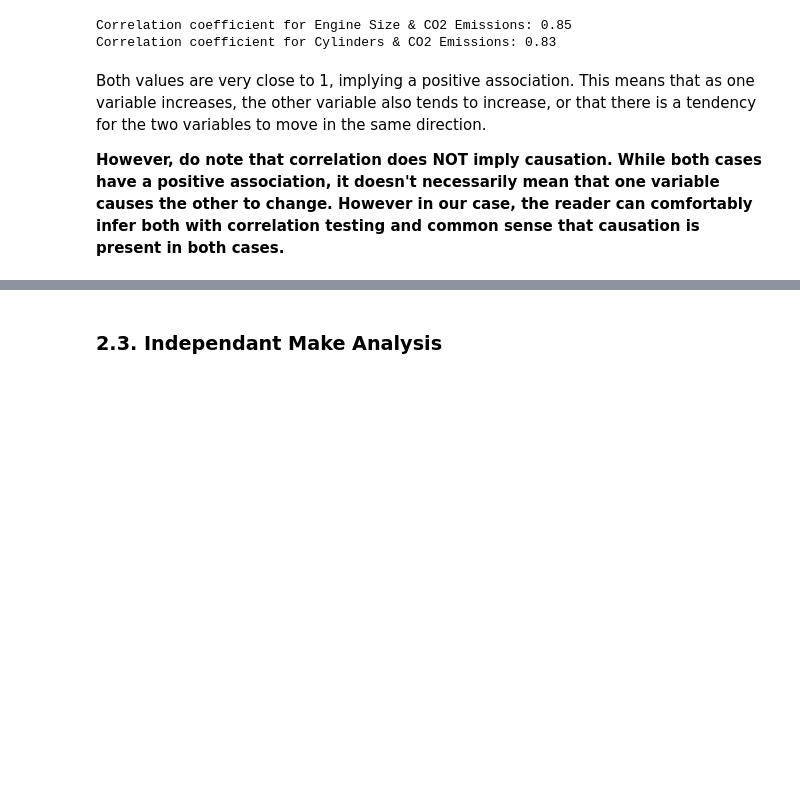
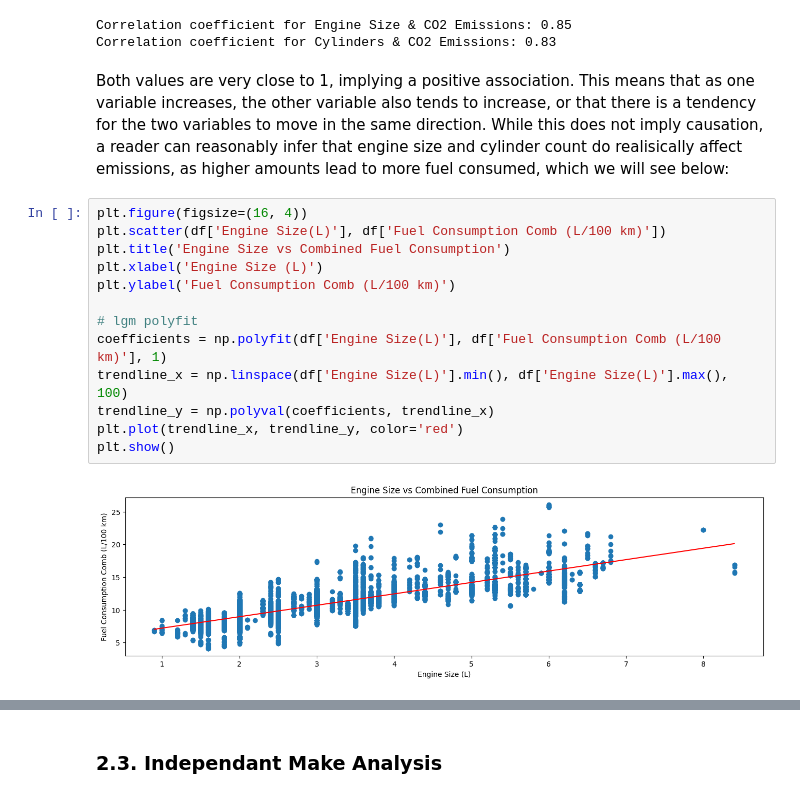
Before and after one commit to HasNas03/Jupyter-notebooks, a Jupyter notebook: emissions/Carbon Emissions.ipynb, the cells around one changed output, grey strips where cells are left out. Drawn from its saved outputs; the diff is of its cells as text; blank space fills up the shorter version.

```diff
--- a/emissions/Carbon Emissions.ipynb
+++ b/emissions/Carbon Emissions.ipynb
@@ -178,6 +178,19 @@ print("Correlation coefficient for Cylinders & CO2 Emissions: " +  str(c_coeffic
 Correlation coefficient for Engine Size & CO2 Emissions: 0.85
 Correlation coefficient for Cylinders & CO2 Emissions: 0.83
 # %% [markdown]
-Both values are very close to 1, implying a positive association. This means that as one variable increases, the other variable also tends to increase, or that there is a tendency for the two variables to move in the same direction.
-
-**However, do note that correlation does NOT imply causation. While both cases have a positive association, it doesn't necessarily mean that one variable causes the other to change. However in our case, the reader can comfortably infer both with correlation testing and common sense that causation is present in both cases.**
+Both values are very close to 1, implying a positive association. This means that as one variable increases, the other variable also tends to increase, or that there is a tendency for the two variables to move in the same direction. While this does not imply causation, a reader can reasonably infer that engine size and cylinder count do realisically affect emissions, as higher amounts lead to more fuel consumed, which we will see below:
+# %%
+plt.figure(figsize=(16, 4))
+plt.scatter(df['Engine Size(L)'], df['Fuel Consumption Comb (L/100 km)'])
+plt.title('Engine Size vs Combined Fuel Consumption')
+plt.xlabel('Engine Size (L)')
+plt.ylabel('Fuel Consumption Comb (L/100 km)')
+
+# lgm polyfit
+coefficients = np.polyfit(df['Engine Size(L)'], df['Fuel Consumption Comb (L/100 km)'], 1)
+trendline_x = np.linspace(df['Engine Size(L)'].min(), df['Engine Size(L)'].max(), 100)
+trendline_y = np.polyval(coefficients, trendline_x)
+plt.plot(trendline_x, trendline_y, color='red')
+plt.show()
+# %% [output]
+[figure, added]
```
Also changed, not shown: parts of 12 cells of this notebook, 1 other file.
